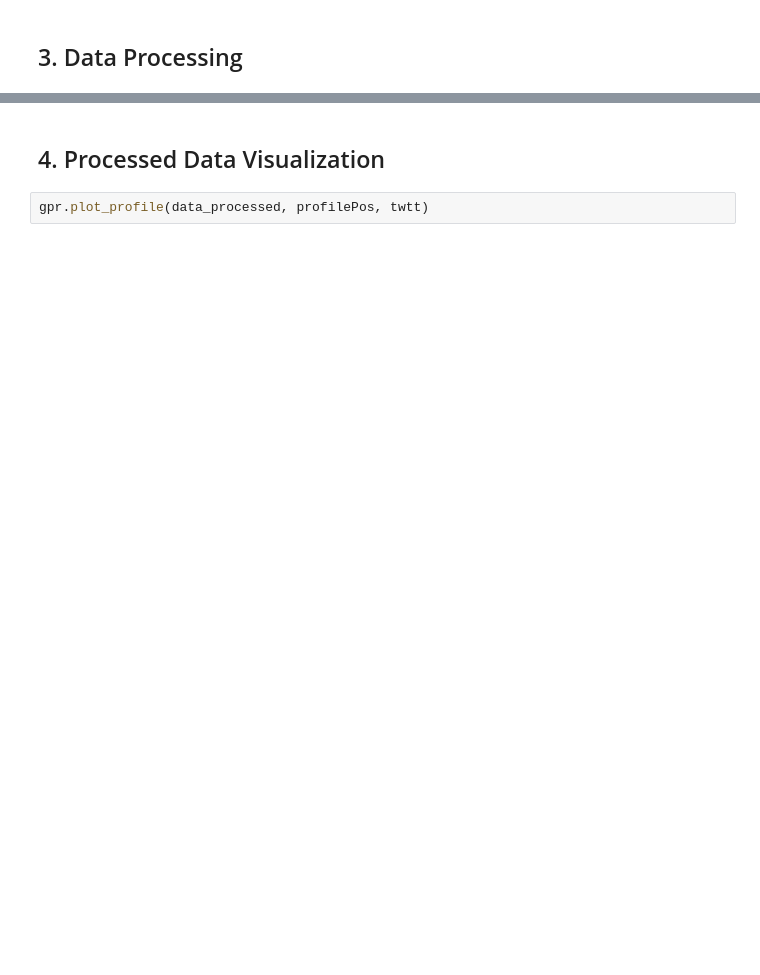
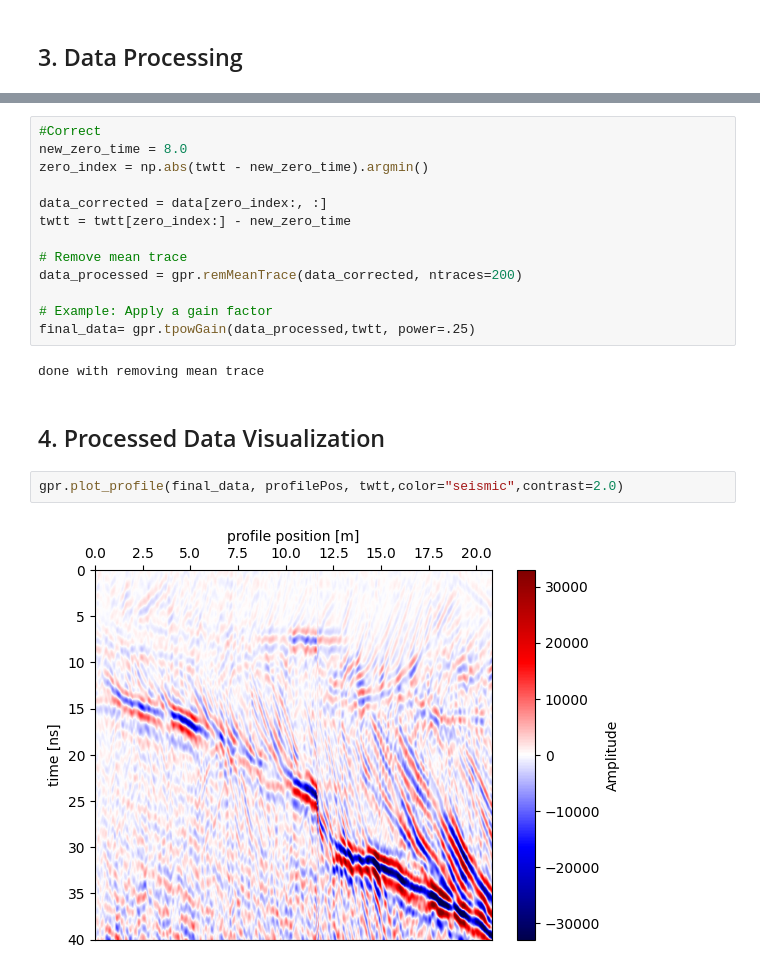
Before and after one commit to NSGeophysics/GPRPy, a Jupyter notebook: examples/processing_example.ipynb, the cells around one changed output, grey strips where cells are left out. Drawn from its saved outputs; the diff is of its cells as text; blank space fills up the shorter version.

```diff
--- a/examples/processing_example.ipynb
+++ b/examples/processing_example.ipynb
@@ -30,4 +23,21 @@ data_processed = gpr.remMeanTrace(data_smoothed, ntraces=10)
+# %%
+#Correct
+new_zero_time = 8.0
+zero_index = np.abs(twtt - new_zero_time).argmin()
+
+data_corrected = data[zero_index:, :]
+twtt = twtt[zero_index:] - new_zero_time
+
+# Remove mean trace
+data_processed = gpr.remMeanTrace(data_corrected, ntraces=200)
+
+# Example: Apply a gain factor
+final_data= gpr.tpowGain(data_processed,twtt, power=.25)
+# %% [output]
+done with removing mean trace
 # %% [markdown]
 ## 4. Processed Data Visualization
 # %%
-gpr.plot_profile(data_processed, profilePos, twtt)
+gpr.plot_profile(final_data, profilePos, twtt,color="seismic",contrast=2.0)
+# %% [output]
+[figure, added]
```
Also changed, not shown: parts of 2 cells of this notebook, 3 other files.
